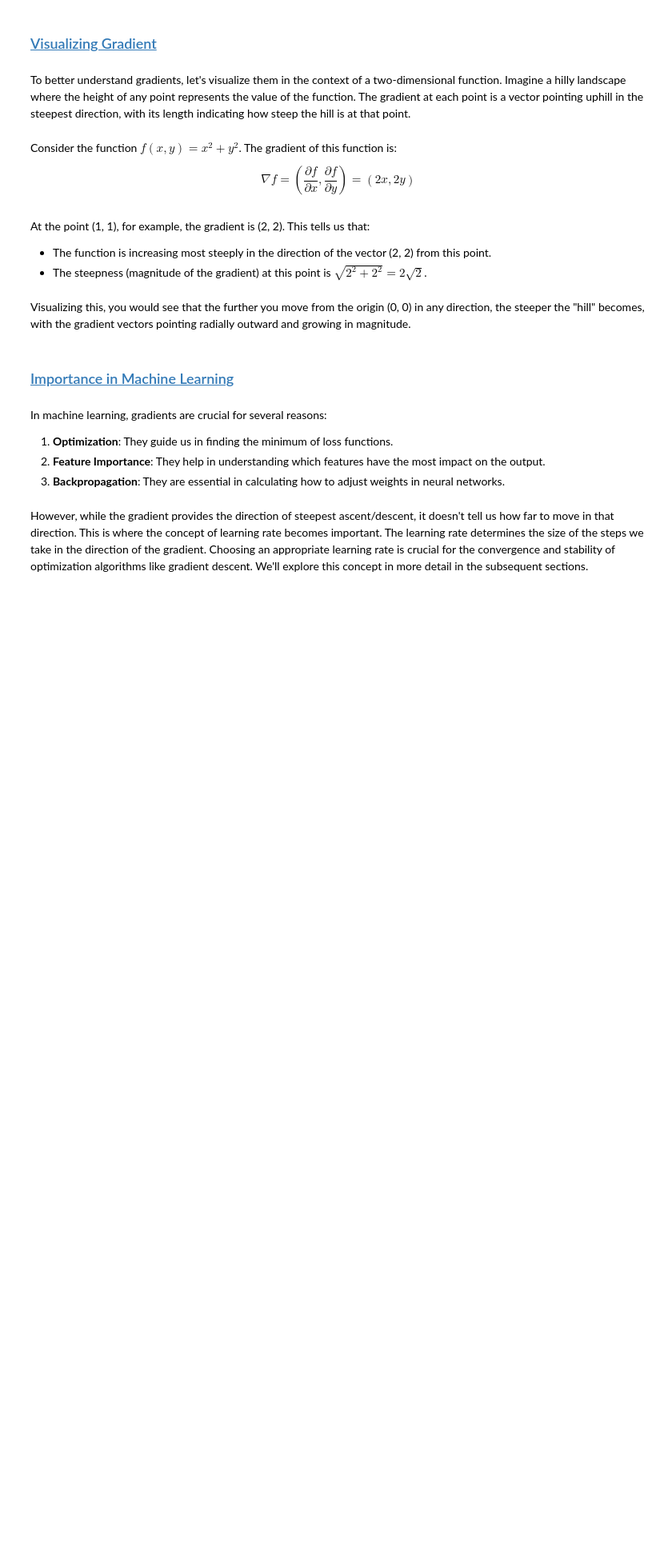
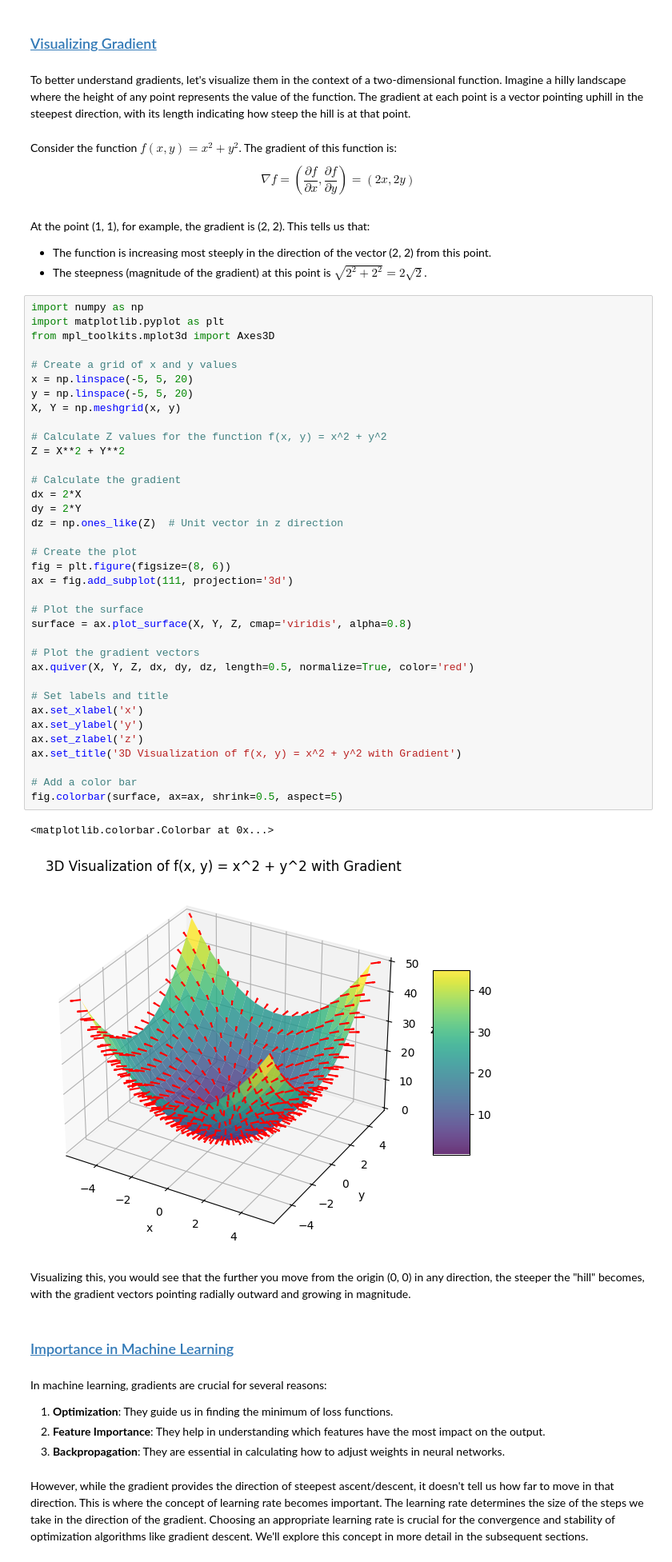
Before and after one commit to pytopia/Machine-Learning, a Jupyter notebook: Lectures/03 Optimization Techniques/02 Introduction to Gradient Descent.ipynb, the cells around one changed output. Shown at 80% size. Saved outputs shown, nothing was run; the diff lists cells and outputs as text; blank space fills up the shorter version.

```diff
--- a/Lectures/03 Optimization Techniques/02 Introduction to Gradient Descent.ipynb
+++ b/Lectures/03 Optimization Techniques/02 Introduction to Gradient Descent.ipynb
@@ -125,6 +127,45 @@ $$\nabla f = \left(\frac{\partial f}{\partial x}, \frac{\partial f}{\partial y}\
 At the point (1, 1), for example, the gradient is (2, 2). This tells us that:
 - The function is increasing most steeply in the direction of the vector (2, 2) from this point.
 - The steepness (magnitude of the gradient) at this point is $\sqrt{2^2 + 2^2} = 2\sqrt{2}$.
+# %%
+import numpy as np
+import matplotlib.pyplot as plt
+from mpl_toolkits.mplot3d import Axes3D
+
+# Create a grid of x and y values
+x = np.linspace(-5, 5, 20)
+y = np.linspace(-5, 5, 20)
+X, Y = np.meshgrid(x, y)
+
+# Calculate Z values for the function f(x, y) = x^2 + y^2
+Z = X**2 + Y**2
+
+# Calculate the gradient
+dx = 2*X
+dy = 2*Y
+dz = np.ones_like(Z)  # Unit vector in z direction
+
+# Create the plot
+fig = plt.figure(figsize=(8, 6))
+ax = fig.add_subplot(111, projection='3d')
+
+# Plot the surface
+surface = ax.plot_surface(X, Y, Z, cmap='viridis', alpha=0.8)
+
+# Plot the gradient vectors
+ax.quiver(X, Y, Z, dx, dy, dz, length=0.5, normalize=True, color='red')
+
+# Set labels and title
+ax.set_xlabel('x')
+ax.set_ylabel('y')
+ax.set_zlabel('z')
+ax.set_title('3D Visualization of f(x, y) = x^2 + y^2 with Gradient')
+
+# Add a color bar
+fig.colorbar(surface, ax=ax, shrink=0.5, aspect=5)
+# %% [output]
+<matplotlib.colorbar.Colorbar at 0x...>
+[figure, added]
 # %% [markdown]
 Visualizing this, you would see that the further you move from the origin (0, 0) in any direction, the steeper the "hill" becomes, with the gradient vectors pointing radially outward and growing in magnitude.
 # %% [markdown]
```
Also changed, not shown: parts of 6 cells of this notebook, 9 other files.
